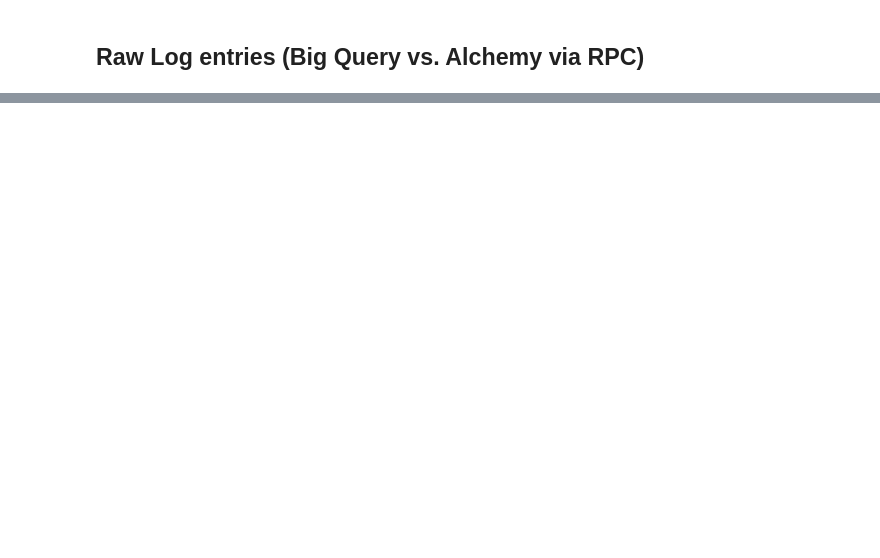
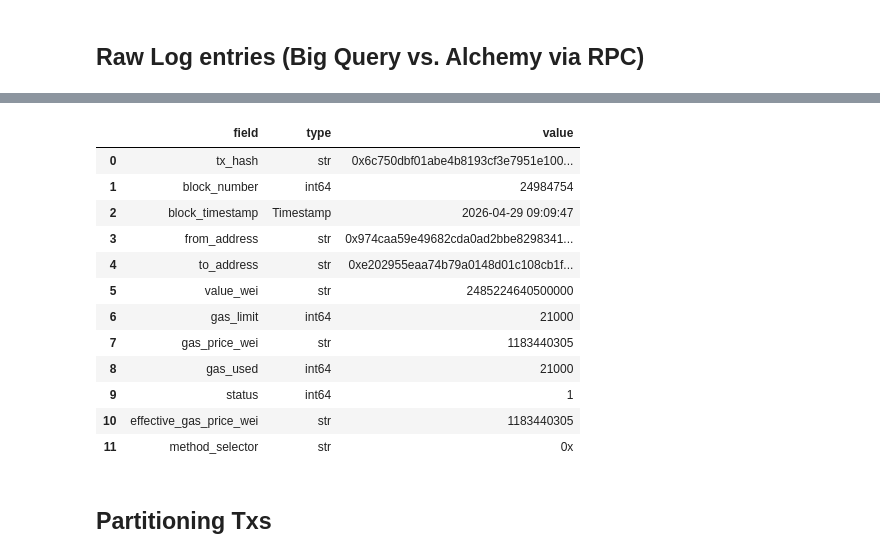
Before and after one commit to anirudh9280/ChainSense, a Jupyter notebook: notebooks/01_exploration.ipynb, the cells around one changed output, grey strips where cells are left out. Cells and saved outputs as stored; diff of their text form; code cells hidden in the pictures; blank space fills up the shorter version.

```diff
--- a/notebooks/01_exploration.ipynb
+++ b/notebooks/01_exploration.ipynb
@@ -102,0 +94,13 @@ pd.concat([bq_tx, rpc_tx], axis=1)
+# %%
+import pandas as pd
+
+def inspect(path):
+    df = pd.read_parquet(path)
+    row = df.iloc[0]
+    return pd.DataFrame({
+        "field": row.index,
+        "type": [type(v).__name__ for v in row.values],
+        "value": row.values,
+    })
+
+inspect("../data/bronze/token_transfers/transfers-000000000000.parquet")
@@ -102,0 +163,18 @@ pd.concat([bq_tx, rpc_tx], axis=1)
+# %%
+inspect("../data/bronze/transactions/transactions-000000000000.parquet")
+# %% [output]
+|  | field | type | value |
+| 0 | tx_hash | str | 0x6c750dbf01abe4b8193cf3e7951e100... |
+| 1 | block_number | int64 | 24984754 |
+| 2 | block_timestamp | Timestamp | 2026-04-29 09:09:47 |
+| 3 | from_address | str | 0x974caa59e49682cda0ad2bbe8298341... |
+| 4 | to_address | str | 0xe202955eaa74b79a0148d01c108cb1f... |
+| 5 | value_wei | str | 2485224640500000 |
+| 6 | gas_limit | int64 | 21000 |
+| 7 | gas_price_wei | str | 1183440305 |
+| 8 | gas_used | int64 | 21000 |
+| 9 | status | int64 | 1 |
+| 10 | effective_gas_price_wei | str | 1183440305 |
+| 11 | method_selector | str | 0x |
+# %% [markdown]
+## Partitioning Txs
```
Also changed, not shown: parts of 20 cells of this notebook, 22 other files.
